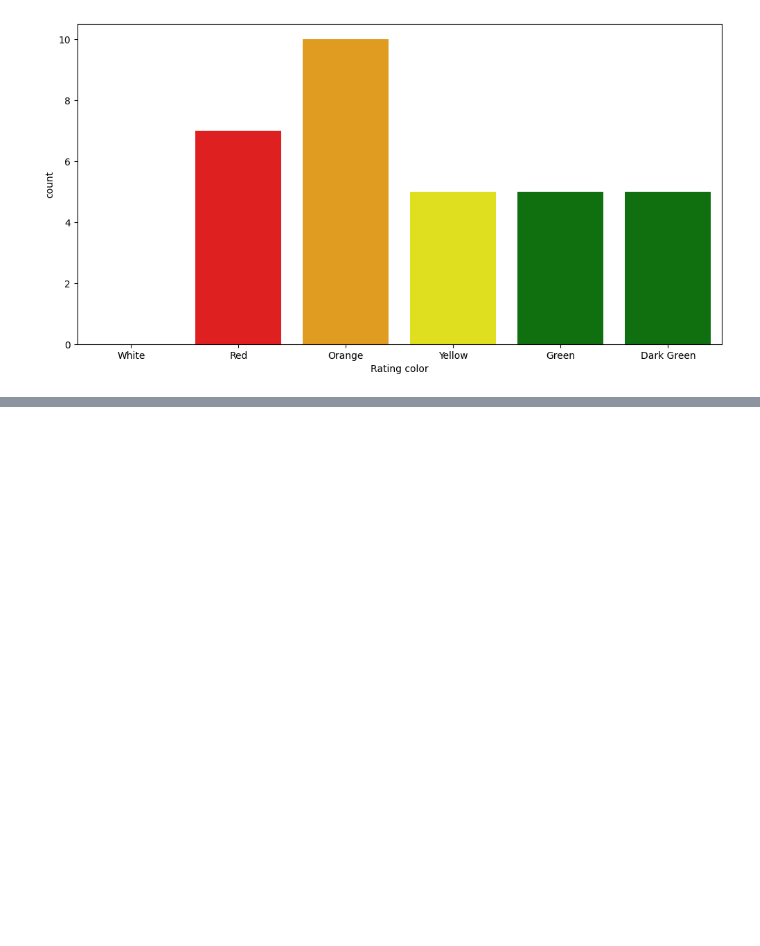
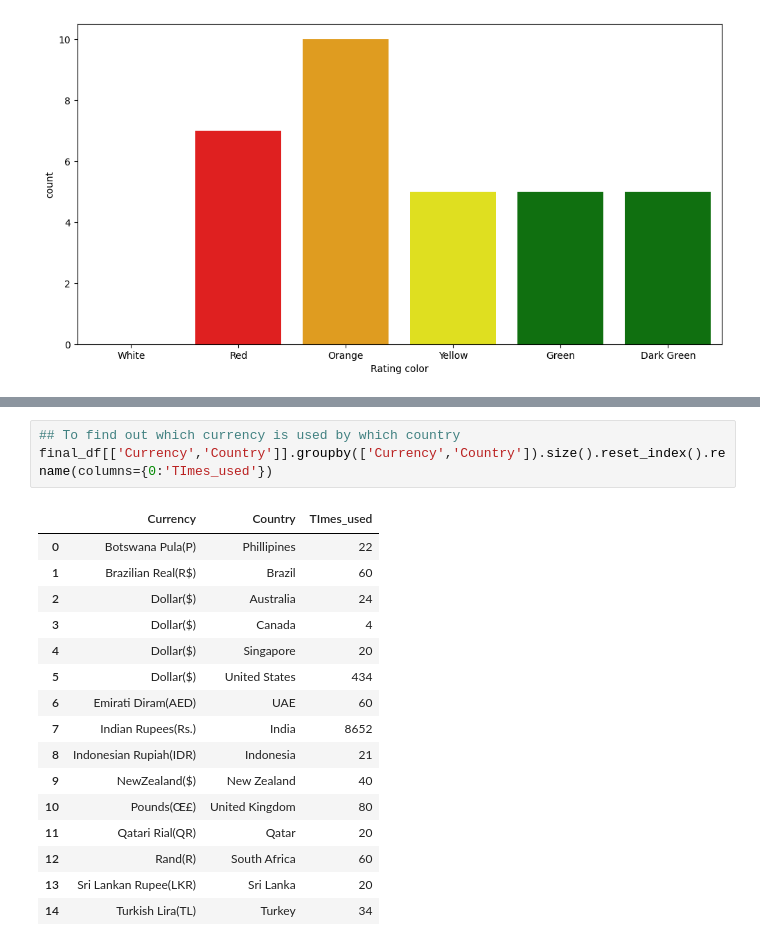
Before and after one commit to somiltholia/EDA---Zomato, a Jupyter notebook: Zomato_test.ipynb, the cells around one changed output, grey strips where cells are left out. Drawn from its saved outputs; the diff is of its cells as text; blank space fills up the shorter version.

```diff
--- a/Zomato_test.ipynb
+++ b/Zomato_test.ipynb
@@ -226,0 +246,20 @@ sns.countplot(x='Rating color',data=ratings,palette=['White','Red','Orange','Yel
+# %%
+## To find out which currency is used by which country
+final_df[['Currency','Country']].groupby(['Currency','Country']).size().reset_index().rename(columns={0:'TImes_used'})
+# %% [output]
+|  | Currency | Country | TImes_used |
+| 0 | Botswana Pula(P) | Phillipines | 22 |
+| 1 | Brazilian Real(R$) | Brazil | 60 |
+| 2 | Dollar($) | Australia | 24 |
+| 3 | Dollar($) | Canada | 4 |
+| 4 | Dollar($) | Singapore | 20 |
+| 5 | Dollar($) | United States | 434 |
+| 6 | Emirati Diram(AED) | UAE | 60 |
+| 7 | Indian Rupees(Rs.) | India | 8652 |
+| 8 | Indonesian Rupiah(IDR) | Indonesia | 21 |
+| 9 | NewZealand($) | New Zealand | 40 |
+| 10 | Pounds(Œ£) | United Kingdom | 80 |
+| 11 | Qatari Rial(QR) | Qatar | 20 |
+| 12 | Rand(R) | South Africa | 60 |
+| 13 | Sri Lankan Rupee(LKR) | Sri Lanka | 20 |
+| 14 | Turkish Lira(TL) | Turkey | 34 |
```
Also changed, not shown: parts of 10 cells of this notebook.
